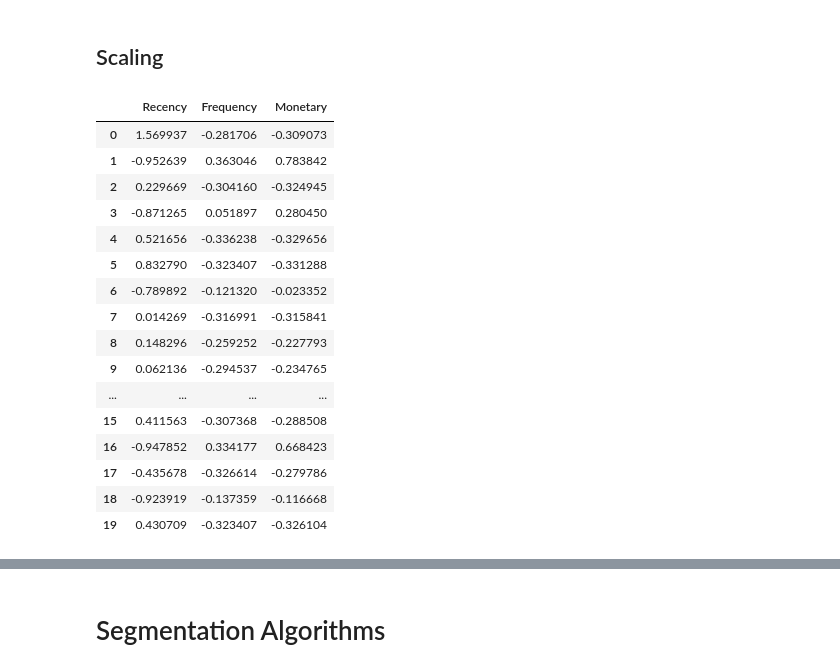
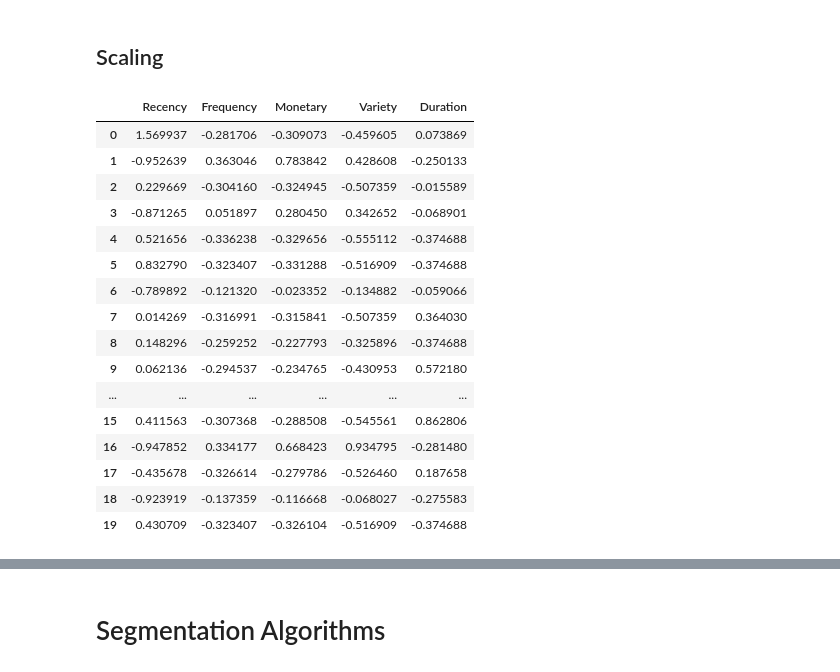
Before and after one commit to Ahmed-Ashraf-Marzouk/RFM-ID-customer-segmentation, a Jupyter notebook: main.ipynb, the cells around one changed output, grey strips where cells are left out. Drawn from its saved outputs; the diff is of its cells as text; code cells hidden in the pictures.

Commit message:
Adding new duration attribute + code refactoring

```diff
--- a/main.ipynb
+++ b/main.ipynb
@@ -294,0 +318,18 @@ rfm_i.head(10)
+# %%
+# Duration
+
+import statistics
+
+def duration(x: pd.Series):
+    m = []
+    x = pd.to_datetime(x, format='%d-%m-%Y %H:%M')
+    # print(x.iloc[0])
+    for i in range(1, len(x)-1):
+        diff =  x.iloc[i] - x.iloc[i - 1]
+        m.append(diff.days)
+
+    return statistics.mean(m) if m else 0
+
+rfm_d= df_proc.groupby('Customer ID')['InvoiceDate'].agg([duration]).reset_index()
+rfm_d.columns = ['Customer ID', 'Duration']
+rfm_d.head(10)
@@ -295,6 +348,7 @@ rfm_i.head(10)
 # %%
-rfmi = pd.merge(rfm_r, rfm_f, on='Customer ID', how='inner')
-rfmi = pd.merge(rfmi, rfm_m, on='Customer ID', how='inner')
-rfmi = pd.merge(rfmi, rfm_i, on='Customer ID', how='inner')
-rfmi.head(10)
+# Ceating the RFMVD data frame.
+vd = pd.merge(rfm_v, rfm_d, on='Customer ID', how='inner')
+
+rfmvd = pd.merge(rfm, vd, on='Customer ID', how='inner')
+rfmvd.head(10)
 # %% [output]
@@ -339,24 +378,25 @@ plt.show()
 # %%
 scaler = StandardScaler()
-rfm_tmp = rfm[['Recency', 'Frequency', 'Monetary']]
-rfm_scaled = pd.DataFrame(scaler.fit_transform(rfm_tmp))
-rfm_scaled.columns = ['Recency', 'Frequency', 'Monetary']
-rfm_scaled.head(20)
+# scaler =  MinMaxScaler()
+rfmvd_tmp = rfmvd[['Recency', 'Frequency', 'Monetary', 'Variety', 'Duration']]
+rfmvd_scaled = pd.DataFrame(scaler.fit_transform(rfmvd_tmp))
+rfmvd_scaled.columns =['Recency', 'Frequency', 'Monetary', 'Variety', 'Duration']
+rfmvd_scaled.head(20)
 # %% [output]
-|  | Recency | Frequency | Monetary |
-| 0 | 1.569937 | -0.281706 | -0.309073 |
-| 1 | -0.952639 | 0.363046 | 0.783842 |
-| 2 | 0.229669 | -0.304160 | -0.324945 |
-| 3 | -0.871265 | 0.051897 | 0.280450 |
-| 4 | 0.521656 | -0.336238 | -0.329656 |
-| 5 | 0.832790 | -0.323407 | -0.331288 |
-| 6 | -0.789892 | -0.121320 | -0.023352 |
-| 7 | 0.014269 | -0.316991 | -0.315841 |
-| 8 | 0.148296 | -0.259252 | -0.227793 |
-| 9 | 0.062136 | -0.294537 | -0.234765 |
-| ... | ... | ... | ... |
-| 15 | 0.411563 | -0.307368 | -0.288508 |
-| 16 | -0.947852 | 0.334177 | 0.668423 |
-| 17 | -0.435678 | -0.326614 | -0.279786 |
-| 18 | -0.923919 | -0.137359 | -0.116668 |
-| 19 | 0.430709 | -0.323407 | -0.326104 |
+|  | Recency | Frequency | Monetary | Variety | Duration |
+| 0 | 1.569937 | -0.281706 | -0.309073 | -0.459605 | 0.073869 |
+| 1 | -0.952639 | 0.363046 | 0.783842 | 0.428608 | -0.250133 |
+| 2 | 0.229669 | -0.304160 | -0.324945 | -0.507359 | -0.015589 |
+| 3 | -0.871265 | 0.051897 | 0.280450 | 0.342652 | -0.068901 |
+| 4 | 0.521656 | -0.336238 | -0.329656 | -0.555112 | -0.374688 |
+| 5 | 0.832790 | -0.323407 | -0.331288 | -0.516909 | -0.374688 |
+| 6 | -0.789892 | -0.121320 | -0.023352 | -0.134882 | -0.059066 |
+| 7 | 0.014269 | -0.316991 | -0.315841 | -0.507359 | 0.364030 |
+| 8 | 0.148296 | -0.259252 | -0.227793 | -0.325896 | -0.374688 |
+| 9 | 0.062136 | -0.294537 | -0.234765 | -0.430953 | 0.572180 |
+| ... | ... | ... | ... | ... | ... |
+| 15 | 0.411563 | -0.307368 | -0.288508 | -0.545561 | 0.862806 |
+| 16 | -0.947852 | 0.334177 | 0.668423 | 0.934795 | -0.281480 |
+| 17 | -0.435678 | -0.326614 | -0.279786 | -0.526460 | 0.187658 |
+| 18 | -0.923919 | -0.137359 | -0.116668 | -0.068027 | -0.275583 |
+| 19 | 0.430709 | -0.323407 | -0.326104 | -0.516909 | -0.374688 |
```
Also changed, not shown: parts of 34 cells of this notebook.
